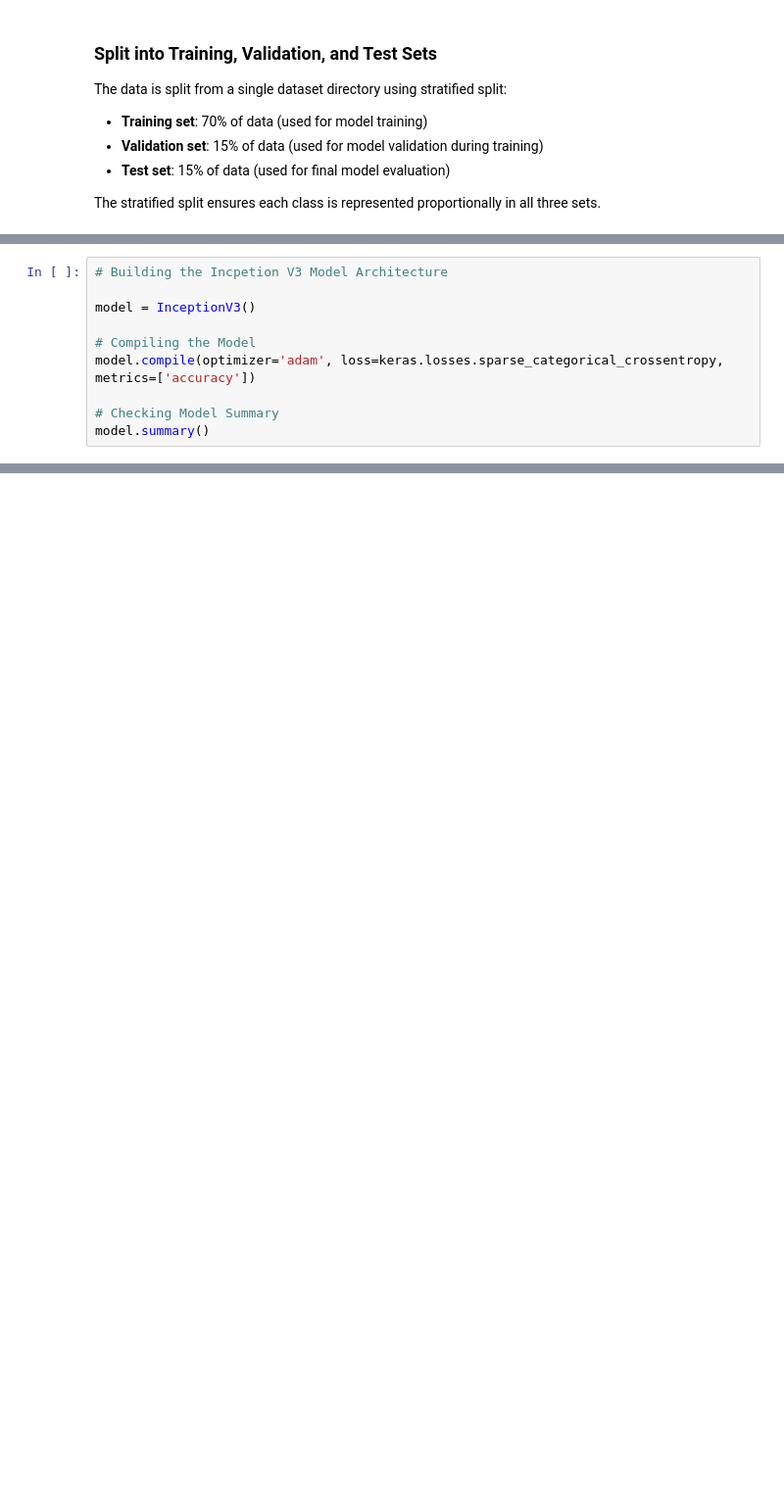
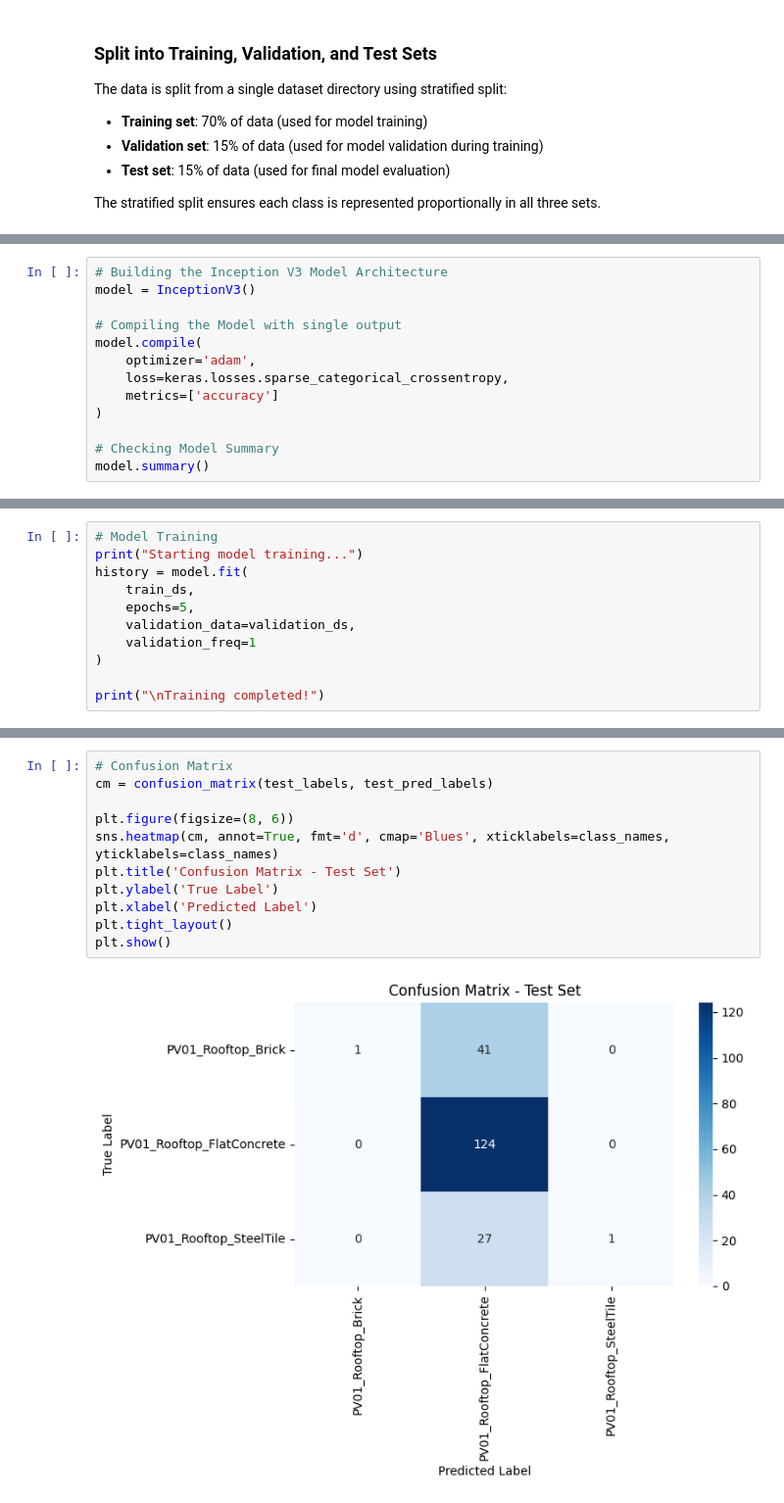
Before and after one commit to AngelMabuza/Solar-Panel-Fault-Detection, a Jupyter notebook: InceptionV3.ipynb, the cells around one changed output, grey strips where cells are left out. Shown at 98% size. Cells and saved outputs as stored; diff of their text form; blank space fills up the shorter version.

Commit message:
inceptionv3

```diff
--- a/InceptionV3.ipynb
+++ b/InceptionV3.ipynb
@@ -122,10 +130,13 @@ validation_ds = (validation_ds
 # %%
-# Building the Incpetion V3 Model Architecture
-
+# Building the Inception V3 Model Architecture
 model = InceptionV3()
 
-# Compiling the Model
-model.compile(optimizer='adam', loss=keras.losses.sparse_categorical_crossentropy, metrics=['accuracy'])
+# Compiling the Model with single output
+model.compile(
+    optimizer='adam',
+    loss=keras.losses.sparse_categorical_crossentropy,
+    metrics=['accuracy']
+)
 
 # Checking Model Summary
 model.summary()
@@ -131,0 +165,11 @@ model.summary()
+# %%
+# Model Training
+print("Starting model training...")
+history = model.fit(
+    train_ds,
+    epochs=5,
+    validation_data=validation_ds,
+    validation_freq=1
+)
+
+print("\nTraining completed!")
@@ -131,0 +249,13 @@ model.summary()
+# %%
+# Confusion Matrix
+cm = confusion_matrix(test_labels, test_pred_labels)
+
+plt.figure(figsize=(8, 6))
+sns.heatmap(cm, annot=True, fmt='d', cmap='Blues', xticklabels=class_names, yticklabels=class_names)
+plt.title('Confusion Matrix - Test Set')
+plt.ylabel('True Label')
+plt.xlabel('Predicted Label')
+plt.tight_layout()
+plt.show()
+# %% [output]
+[figure, added]
```
Also changed, not shown: parts of 10 cells of this notebook, 2 other files.
